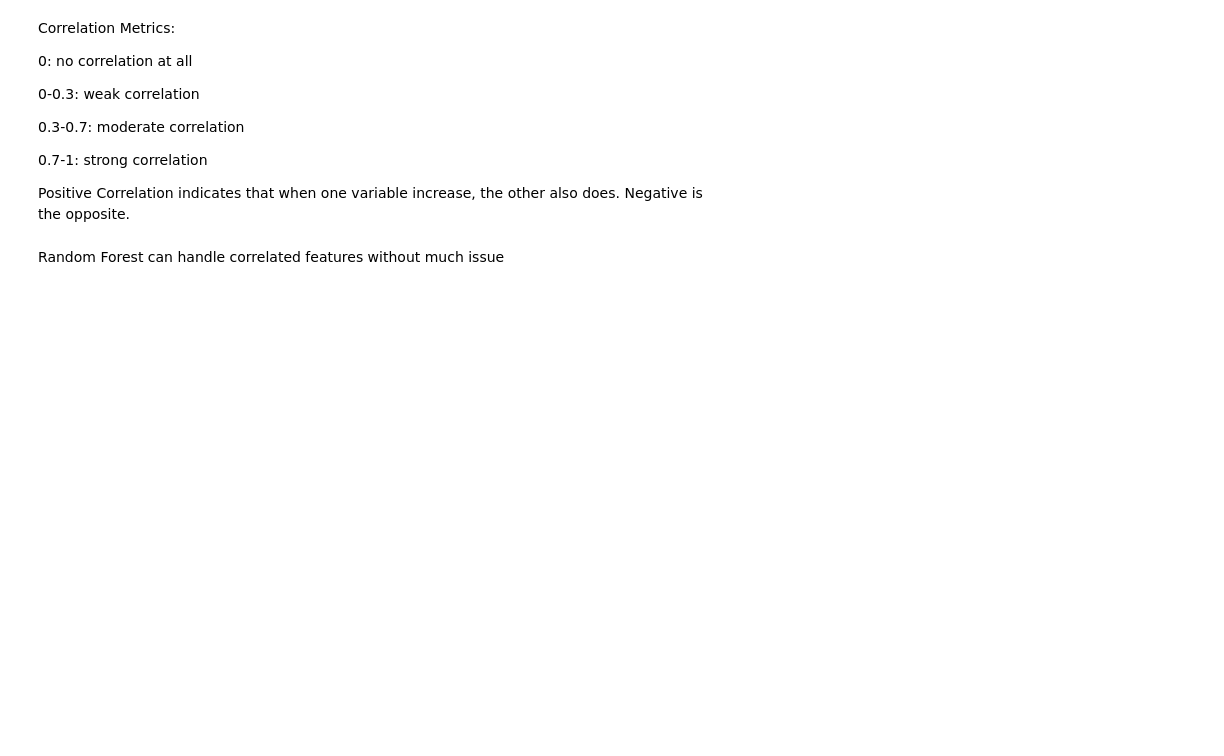
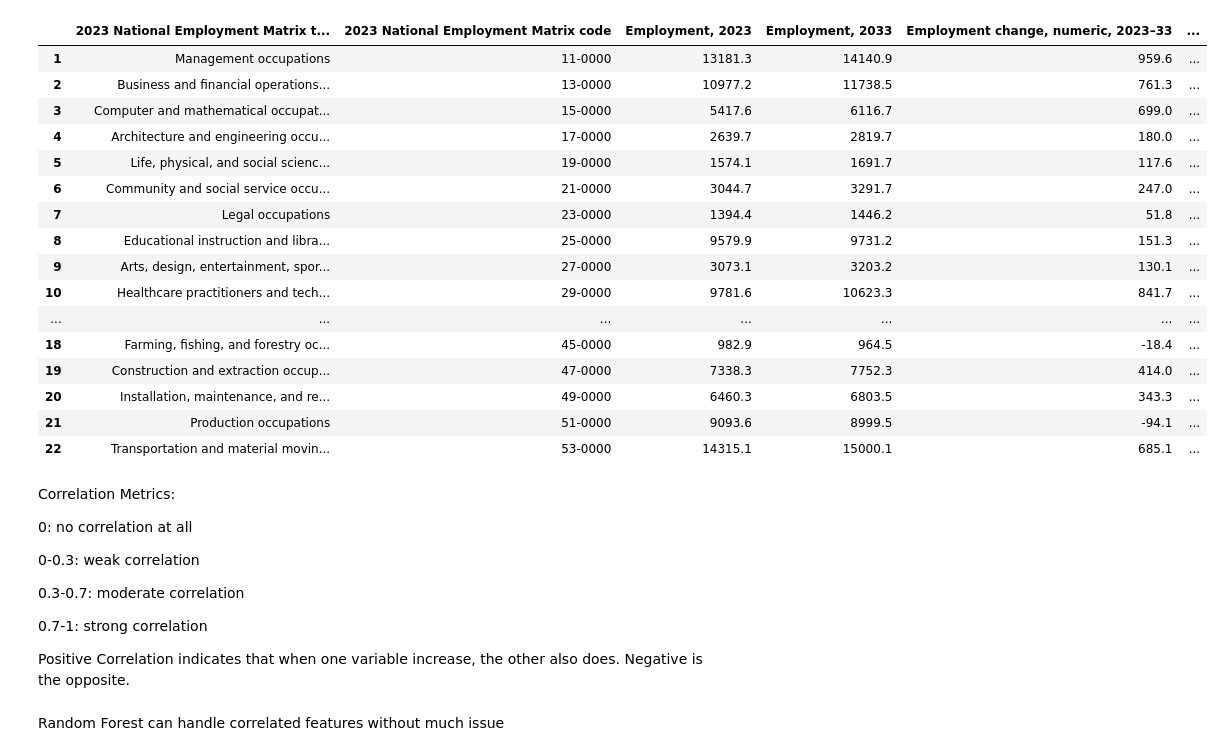
Before and after one commit to namansingh2623/BDA_project, a Jupyter notebook: project_data/project_data/ProjectFileGroup4_l.ipynb, the cells around one changed output. Saved outputs shown, nothing was run; the diff lists cells and outputs as text; code cells hidden in the pictures; blank space fills up the shorter version.

```diff
--- a/project_data/project_data/ProjectFileGroup4_l.ipynb
+++ b/project_data/project_data/ProjectFileGroup4_l.ipynb
@@ -5,6 +5,7 @@ from DataProcessing.education_DataSet_cleaning_extraction import load_table_to_d
 file_path = "Datasets/2019-29/education.xlsx"
 file_path2 = "Datasets/2023-33/education.xlsx"
 file_path3 = "Datasets/2019-29/occupation.xlsx"
+file_path5="Datasets/2023-33/occupation.xlsx"
 education_52_1929 = load_table_to_dataframe(file_path, "Table 5.2", header_row=1,num_rows=9)
 education_53_1929 = load_table_to_dataframe(file_path, "Table 5.3", header_row=1,num_rows=791)
 education_54_1929 = load_table_to_dataframe(file_path,"Table 5.4",header_row=1,num_rows=790)
@@ -13,3 +14,4 @@ education_52_2333 = load_table_to_dataframe(file_path2, "Table 5.2", header_row=
 education_53_2333 = load_table_to_dataframe(file_path2, "Table 5.3", header_row=1,num_rows=833)
 education_54_2333 = load_table_to_dataframe(file_path2,"Table 5.4",header_row=1,num_rows=832)
 occupation_11_1929 = load_table_to_dataframe(file_path3, "Table 1.1", header_row=1,num_rows=23)
+occupation_11_2333 = load_table_to_dataframe(file_path5, "Table 1.1", header_row=1,num_rows=23)
@@ -31,3 +84,26 @@ occupation_11_1929['lables'] = occupation_11_1929['2019 National Employment Matr
+# %%
+occupation_11_2333
+occupation_11_2333.drop(index=0, inplace=True)
+# %%
+occupation_11_2333
+# %% [output]
+|  | 2023 National Employment Matrix t... | 2023 National Employment Matrix code | Employment, 2023 | Employment, 2033 | Employment change, numeric, 2023–33 | ... |
+| 1 | Management occupations | 11-0000 | 13181.3 | 14140.9 | 959.6 | ... |
+| 2 | Business and financial operations... | 13-0000 | 10977.2 | 11738.5 | 761.3 | ... |
+| 3 | Computer and mathematical occupat... | 15-0000 | 5417.6 | 6116.7 | 699.0 | ... |
+| 4 | Architecture and engineering occu... | 17-0000 | 2639.7 | 2819.7 | 180.0 | ... |
+| 5 | Life, physical, and social scienc... | 19-0000 | 1574.1 | 1691.7 | 117.6 | ... |
+| 6 | Community and social service occu... | 21-0000 | 3044.7 | 3291.7 | 247.0 | ... |
+| 7 | Legal occupations | 23-0000 | 1394.4 | 1446.2 | 51.8 | ... |
+| 8 | Educational instruction and libra... | 25-0000 | 9579.9 | 9731.2 | 151.3 | ... |
+| 9 | Arts, design, entertainment, spor... | 27-0000 | 3073.1 | 3203.2 | 130.1 | ... |
+| 10 | Healthcare practitioners and tech... | 29-0000 | 9781.6 | 10623.3 | 841.7 | ... |
+| ... | ... | ... | ... | ... | ... | ... |
+| 18 | Farming, fishing, and forestry oc... | 45-0000 | 982.9 | 964.5 | -18.4 | ... |
+| 19 | Construction and extraction occup... | 47-0000 | 7338.3 | 7752.3 | 414.0 | ... |
+| 20 | Installation, maintenance, and re... | 49-0000 | 6460.3 | 6803.5 | 343.3 | ... |
+| 21 | Production occupations | 51-0000 | 9093.6 | 8999.5 | -94.1 | ... |
+| 22 | Transportation and material movin... | 53-0000 | 14315.1 | 15000.1 | 685.1 | ... |
 # %%
 # Create a dictionary from the two columns
 title_labels_dict = occupation_11_1929.set_index('lables')['2019 National Employment Matrix title'].to_dict()
```
Also changed, not shown: parts of 6 cells of this notebook, 6 other files.
